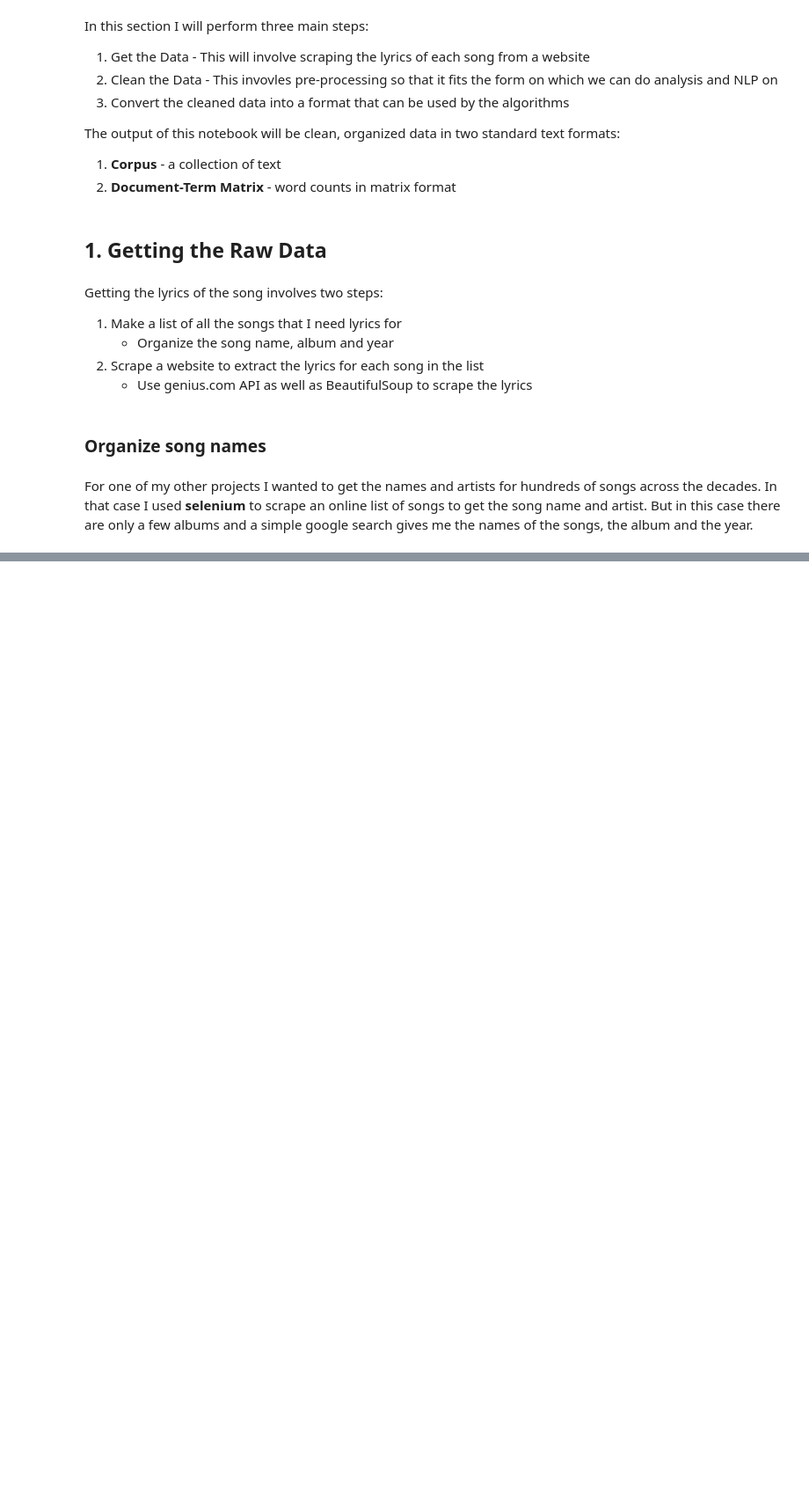
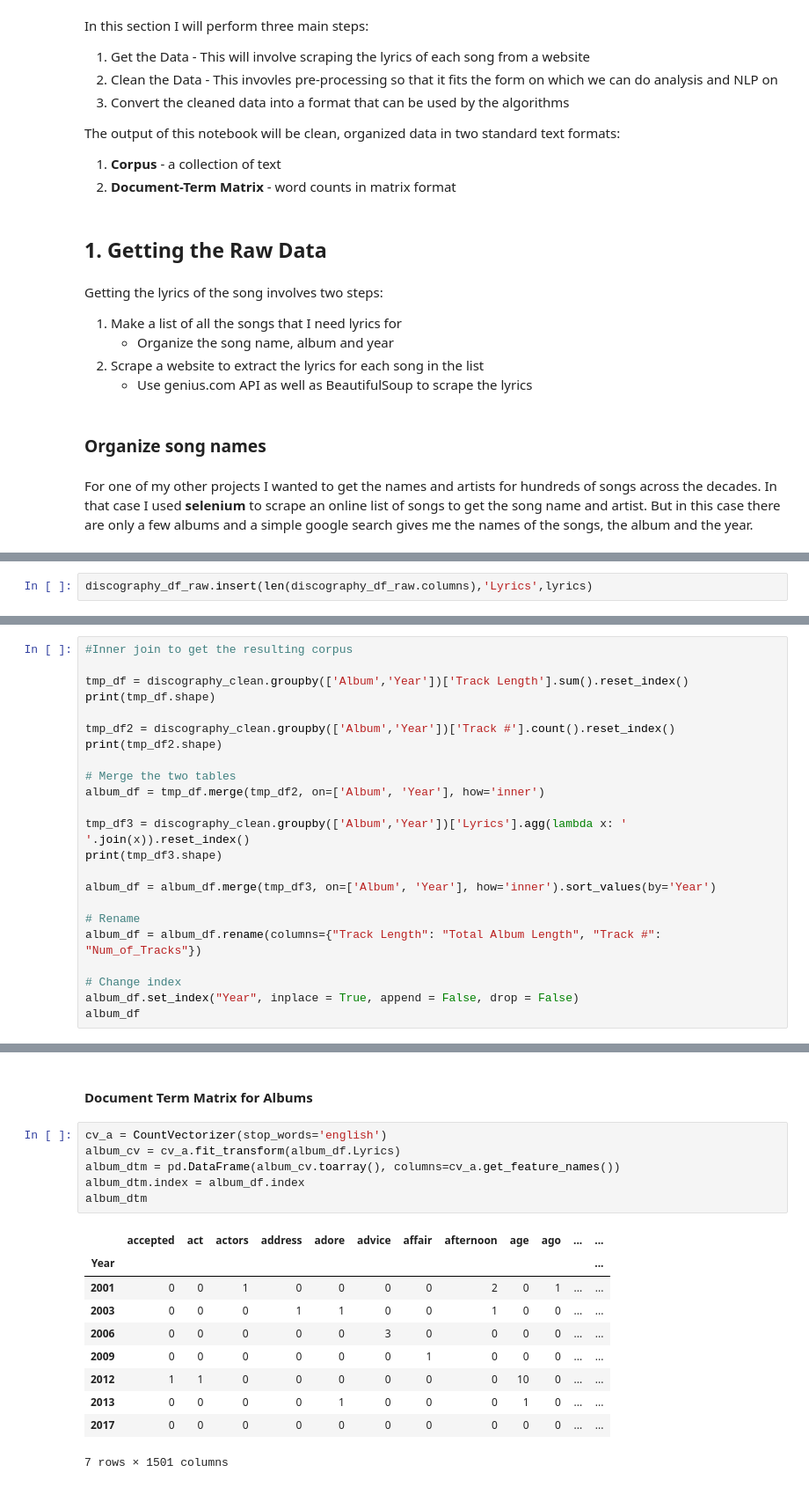
Before and after one commit to numalj/John-Mayer-Lyrics-Analysis, a Jupyter notebook: John-Mayer-Lyrics-Analysis.ipynb, the cells around one changed output, grey strips where cells are left out. Shown at 88% size. Drawn from its saved outputs; the diff is of its cells as text; blank space fills up the shorter version.

```diff
--- a/John-Mayer-Lyrics-Analysis.ipynb
+++ b/John-Mayer-Lyrics-Analysis.ipynb
@@ -59,0 +234,2 @@ import pandas as pd
+# %%
+discography_df_raw.insert(len(discography_df_raw.columns),'Lyrics',lyrics)
@@ -59,0 +347,23 @@ import pandas as pd
+# %%
+#Inner join to get the resulting corpus
+
+tmp_df = discography_clean.groupby(['Album','Year'])['Track Length'].sum().reset_index()
+print(tmp_df.shape)
+
+tmp_df2 = discography_clean.groupby(['Album','Year'])['Track #'].count().reset_index()
+print(tmp_df2.shape)
+
+# Merge the two tables
+album_df = tmp_df.merge(tmp_df2, on=['Album', 'Year'], how='inner')
+
+tmp_df3 = discography_clean.groupby(['Album','Year'])['Lyrics'].agg(lambda x: ' '.join(x)).reset_index()
+print(tmp_df3.shape)
+
+album_df = album_df.merge(tmp_df3, on=['Album', 'Year'], how='inner').sort_values(by='Year')
+
+# Rename
+album_df = album_df.rename(columns={"Track Length": "Total Album Length", "Track #": "Num_of_Tracks"})
+
+# Change index
+album_df.set_index("Year", inplace = True, append = False, drop = False)
+album_df
@@ -59,0 +415,19 @@ import pandas as pd
+# %% [markdown]
+#### Document Term Matrix for Albums
+# %%
+cv_a = CountVectorizer(stop_words='english')
+album_cv = cv_a.fit_transform(album_df.Lyrics)
+album_dtm = pd.DataFrame(album_cv.toarray(), columns=cv_a.get_feature_names())
+album_dtm.index = album_df.index
+album_dtm
+# %% [output]
+|  | accepted | act | actors | address | adore | advice | affair | afternoon | age | ago | ... | ... |
+| Year |  |  |  |  |  |  |  |  |  |  |  | ... |
+| 2001 | 0 | 0 | 1 | 0 | 0 | 0 | 0 | 2 | 0 | 1 | ... | ... |
+| 2003 | 0 | 0 | 0 | 1 | 1 | 0 | 0 | 1 | 0 | 0 | ... | ... |
+| 2006 | 0 | 0 | 0 | 0 | 0 | 3 | 0 | 0 | 0 | 0 | ... | ... |
+| 2009 | 0 | 0 | 0 | 0 | 0 | 0 | 1 | 0 | 0 | 0 | ... | ... |
+| 2012 | 1 | 1 | 0 | 0 | 0 | 0 | 0 | 0 | 10 | 0 | ... | ... |
+| 2013 | 0 | 0 | 0 | 0 | 1 | 0 | 0 | 0 | 1 | 0 | ... | ... |
+| 2017 | 0 | 0 | 0 | 0 | 0 | 0 | 0 | 0 | 0 | 0 | ... | ... |
+7 rows × 1501 columns
```
Also changed, not shown: parts of 34 cells of this notebook.
